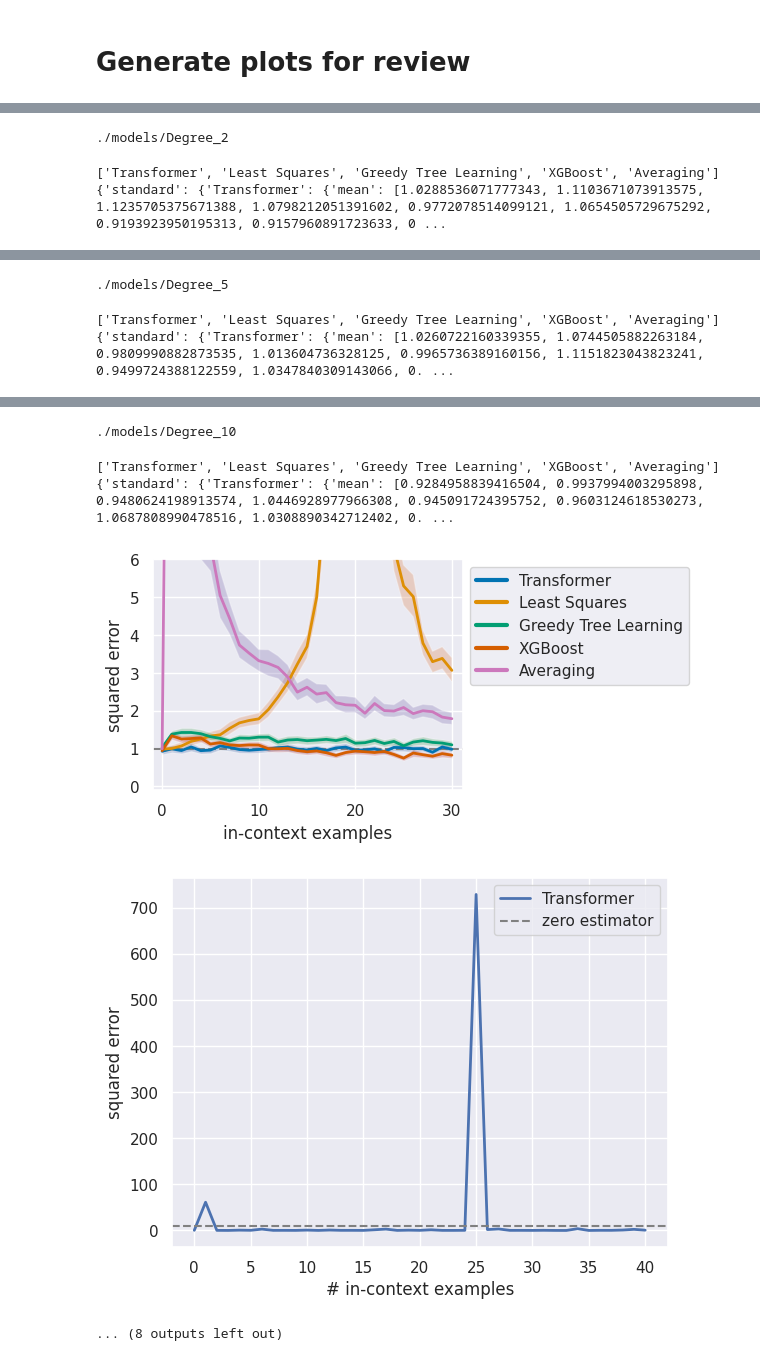
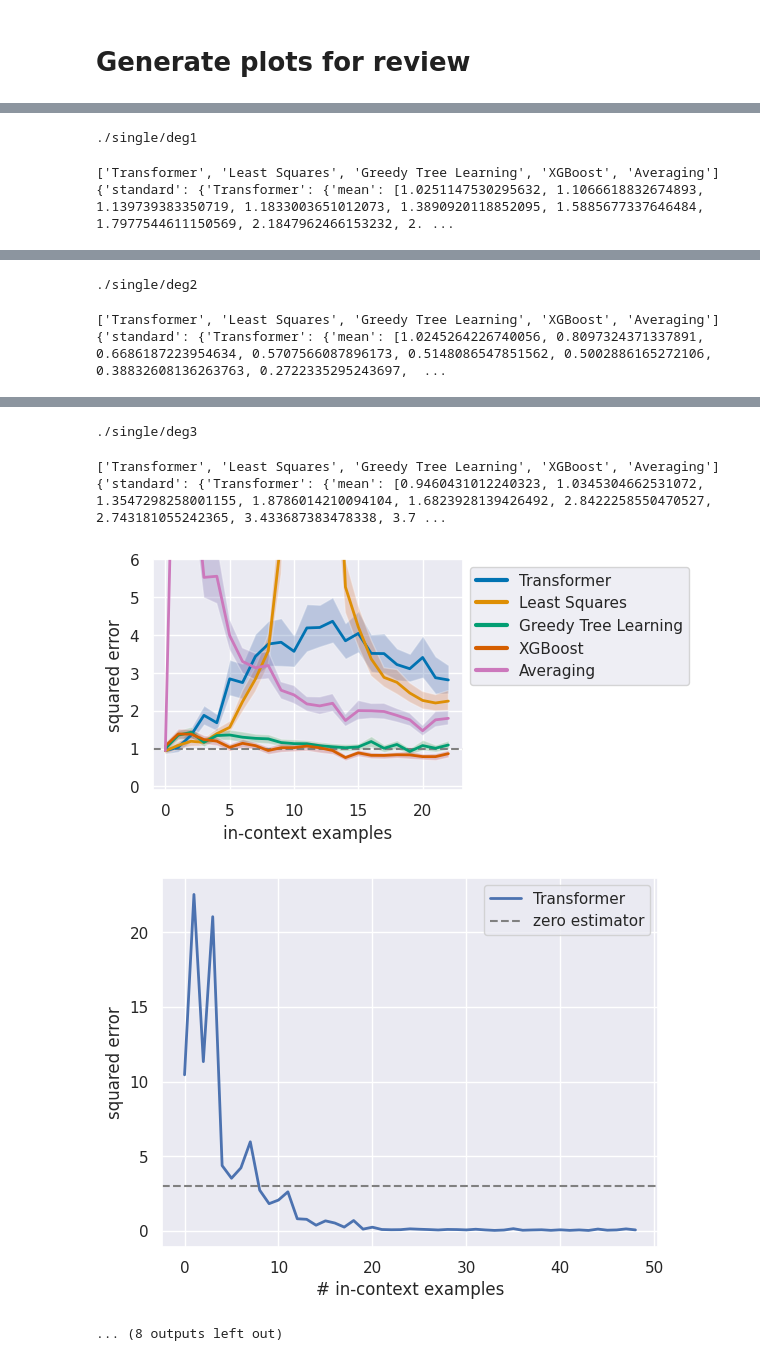
Before and after one commit to HJK-X/in-context-learning, a Jupyter notebook: review.ipynb, the cells around one changed output, grey strips where cells are left out. Drawn from its saved outputs; the diff is of its cells as text; code cells hidden in the pictures.

Commit message:
review

```diff
--- a/review.ipynb
+++ b/review.ipynb
@@ -1932,11 +1452,0 @@ palette = sns.color_palette('colorblind')
-# %%
-task = args.training.task
-
-# run_path leads to the directory which holds metrics.json and state.pt
-# peer reviewer can just change this and we can upload our compressed data somewhere
-# very low runtime for the rest of the cells
-run_path = args.out_dir
-recompute_metrics = False
-
-if recompute_metrics:
-    get_run_metrics(run_path)  # these are normally precomputed at the end of training
@@ -2001,19 +1452,0 @@ with torch.no_grad():
-# %%
-metric = task.get_metric()
-loss = metric(pred, ys).numpy()
-
-sparsity = conf.training.task_kwargs.sparsity if "sparsity" in conf.training.task_kwargs else None
-baseline = {
-    "linear_regression": n_dims,
-    "sparse_linear_regression": sparsity,
-    "relu_2nn_regression": n_dims,
-    "decision_tree": 1,
-    "single_degree_polynomial_regression": args.training.task_kwargs["degree"] if "degree" in args.training.task_kwargs else 0
-}[conf.training.task]
-
-plt.plot(loss.mean(axis=0), lw=2, label="Transformer")
-plt.axhline(baseline, ls="--", color="gray", label="zero estimator")
-plt.xlabel("# in-context examples")
-plt.ylabel("squared error")
-plt.legend()
-plt.show()
@@ -2051,7 +1488,7 @@ import seaborn as sns
 import torch
 from tqdm.notebook import tqdm
 # %%
-degrees = [2, 5, 10, 25, 50]
+degrees = [1,2,3,5,10]
 
 def get_run_metrics(
     run_path, step=-1, cache=True, skip_model_load=False, skip_baselines=False
@@ -2080,12 +1517,13 @@ def get_run_metrics(
     return all_metrics
 
 for i in range(len(degrees)):
-    task = args.training.task
+    task = "fixed_degree_polynomial_regression"
+    args.training.task = task
     args.training.task_kwargs["degree"] = degrees[i]
     # run_path leads to the directory which holds metrics.json and state.pt
     # peer reviewer can just change this and we can upload our compressed data somewhere
     # very low runtime for the rest of the cells
-    run_path = "./models/Degree_"+str(degrees[i])
+    run_path = "./single/deg"+str(degrees[i])
     recompute_metrics = False
 
     if recompute_metrics:
@@ -2145,11 +1583,7 @@ for i in range(len(degrees)):
 
     sparsity = conf.training.task_kwargs.sparsity if "sparsity" in conf.training.task_kwargs else None
     baseline = {
-        "linear_regression": n_dims,
-        "sparse_linear_regression": sparsity,
-        "relu_2nn_regression": n_dims,
-        "decision_tree": 1,
-        "single_degree_polynomial_regression": args.training.task_kwargs["degree"] if "degree" in args.training.task_kwargs else 0
+        "fixed_degree_polynomial_regression": args.training.task_kwargs["degree"] if "degree" in args.training.task_kwargs else 0
     }[conf.training.task]
 
     plt.plot(loss.mean(axis=0), lw=2, label="Transformer")
@@ -2159,6 +1593,6 @@ for i in range(len(degrees)):
     plt.legend()
     plt.show()
 # %% [output]
-./models/Degree_2
+./single/deg1
 ['Transformer', 'Least Squares', 'Greedy Tree Learning', 'XGBoost', 'Averaging']
-{'standard': {'Transformer': {'mean': [1.0288536071777343, 1.1103671073913575, 1.1235705375671388, 1.0798212051391602, 0.9772078514099121, 1.0654505729675292, 0.9193923950195313, 0.9157960891723633, 0 ...
+{'standard': {'Transformer': {'mean': [1.0251147530295632, 1.1066618832674893, 1.139739383350719, 1.1833003651012073, 1.3890920118852095, 1.5885677337646484, 1.7977544611150569, 2.1847962466153232, 2. ...
@@ -2167,3 +1601,3 @@ for i in range(len(degrees)):
-./models/Degree_5
+./single/deg2
 ['Transformer', 'Least Squares', 'Greedy Tree Learning', 'XGBoost', 'Averaging']
-{'standard': {'Transformer': {'mean': [1.0260722160339355, 1.0744505882263184, 0.9809990882873535, 1.013604736328125, 0.9965736389160156, 1.1151823043823241, 0.9499724388122559, 1.0347840309143066, 0. ...
+{'standard': {'Transformer': {'mean': [1.0245264226740056, 0.8097324371337891, 0.6686187223954634, 0.5707566087896173, 0.5148086547851562, 0.5002886165272106, 0.38832608136263763, 0.2722335295243697,  ...
@@ -2172,6 +1606,6 @@ for i in range(len(degrees)):
-./models/Degree_10
+./single/deg3
 ['Transformer', 'Least Squares', 'Greedy Tree Learning', 'XGBoost', 'Averaging']
-{'standard': {'Transformer': {'mean': [0.9284958839416504, 0.9937994003295898, 0.9480624198913574, 1.0446928977966308, 0.945091724395752, 0.9603124618530273, 1.0687808990478516, 1.0308890342712402, 0. ...
+{'standard': {'Transformer': {'mean': [0.9460431012240323, 1.0345304662531072, 1.3547298258001155, 1.8786014210094104, 1.6823928139426492, 2.8422258550470527, 2.743181055242365, 3.433687383478338, 3.7 ...
-[figure, old version]
+[figure, new version]
-[figure, old version]
+[figure, new version]
 ... (8 outputs left out)
```
Also changed, not shown: parts of 25 cells of this notebook.
